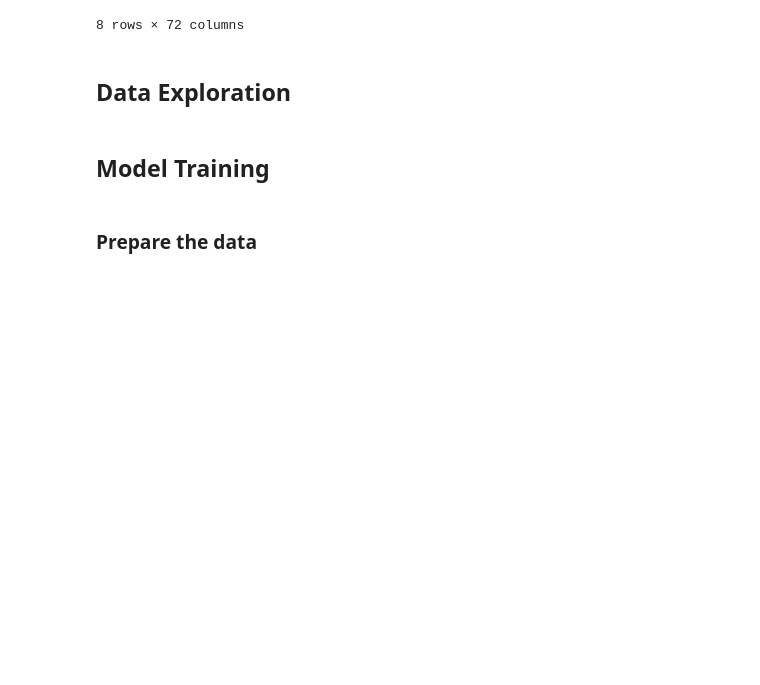
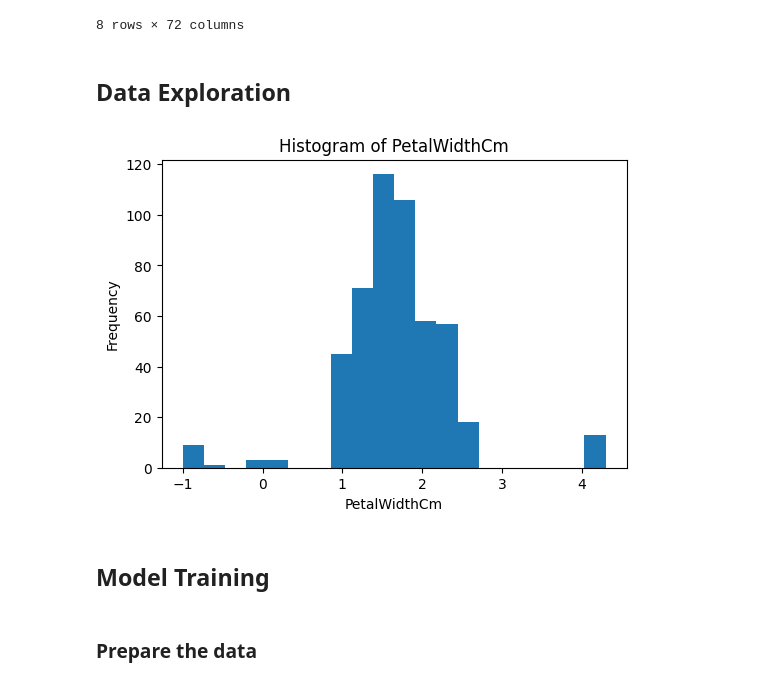
Before and after one commit to lukastano/DM2026-Assignment-1, a Jupyter notebook: Real_World_Classification.ipynb, the cells around one changed output. Drawn from its saved outputs; the diff is of its cells as text; code cells hidden in the pictures; blank space fills up the shorter version.

Commit message:
histogram plot

```diff
--- a/Real_World_Classification.ipynb
+++ b/Real_World_Classification.ipynb
@@ -117,8 +117,19 @@ df.describe()
 ## Data Exploration
 # %%
 from sklearn.feature_selection import r_regression
+import matplotlib.pyplot as plt
 
 # TODO: Complete the 4. Data Exploration
+
+#Histogram for PetalWidthCm
+plt.figure(figsize=(6,4))
+plt.hist(df['PetalWidthCm'], bins=20)
+plt.title('Histogram of PetalWidthCm')
+plt.xlabel('PetalWidthCm')
+plt.ylabel('Frequency')
+plt.show()
+# %% [output]
+[figure, added]
 # %% [markdown]
 ## Model Training
 # %% [markdown]
```
